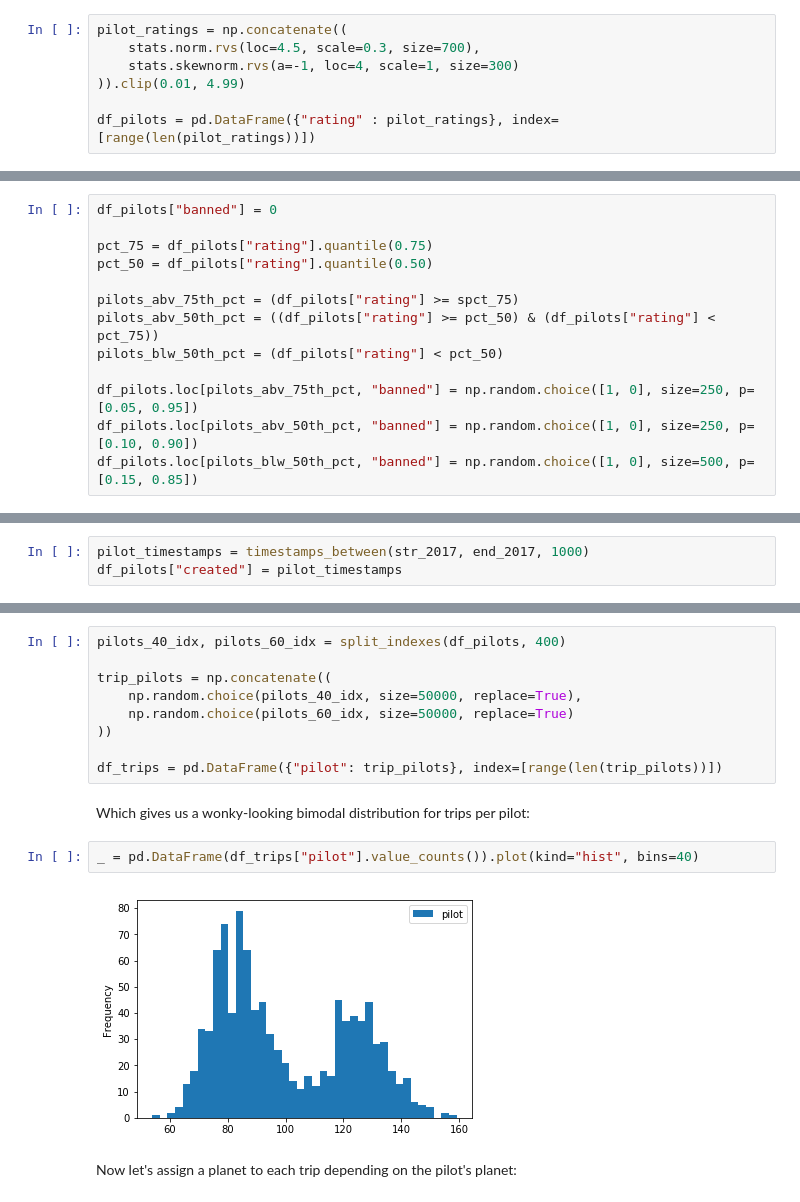
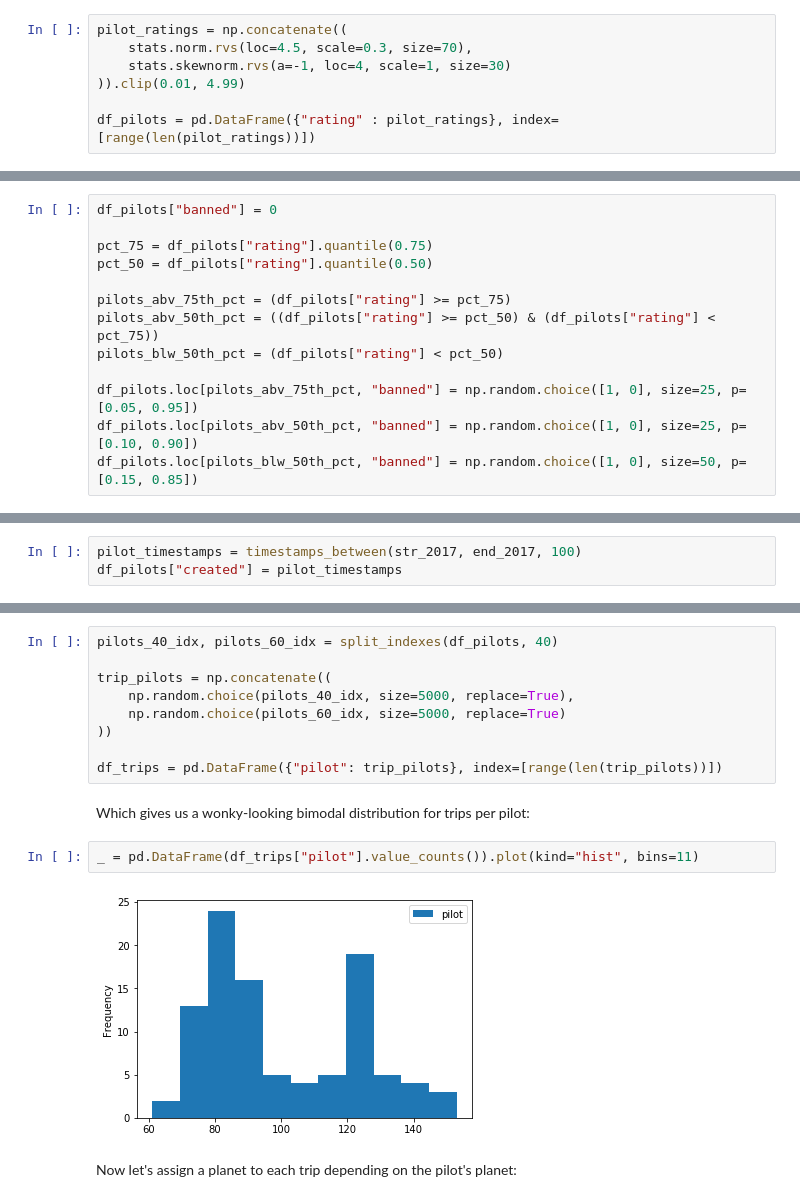
Before and after one commit to theianchan/data-notebooks, a Jupyter notebook: practice-marketplace-datasets.ipynb, the cells around one changed output, grey strips where cells are left out. Saved outputs shown, nothing was run; the diff lists cells and outputs as text.

Commit message:
Trips timing

```diff
--- a/practice-marketplace-datasets.ipynb
+++ b/practice-marketplace-datasets.ipynb
@@ -93,8 +93,8 @@ import numpy as np
 import scipy.stats as stats
 # %%
 pilot_ratings = np.concatenate((
-    stats.norm.rvs(loc=4.5, scale=0.3, size=700),
-    stats.skewnorm.rvs(a=-1, loc=4, scale=1, size=300)
+    stats.norm.rvs(loc=4.5, scale=0.3, size=70),
+    stats.skewnorm.rvs(a=-1, loc=4, scale=1, size=30)
 )).clip(0.01, 4.99)
 
 df_pilots = pd.DataFrame({"rating" : pilot_ratings}, index=[range(len(pilot_ratings))])
@@ -110,13 +110,13 @@ df_pilots["banned"] = 0
 pct_75 = df_pilots["rating"].quantile(0.75)
 pct_50 = df_pilots["rating"].quantile(0.50)
 
-pilots_abv_75th_pct = (df_pilots["rating"] >= spct_75)
+pilots_abv_75th_pct = (df_pilots["rating"] >= pct_75)
 pilots_abv_50th_pct = ((df_pilots["rating"] >= pct_50) & (df_pilots["rating"] < pct_75))
 pilots_blw_50th_pct = (df_pilots["rating"] < pct_50)
 
-df_pilots.loc[pilots_abv_75th_pct, "banned"] = np.random.choice([1, 0], size=250, p=[0.05, 0.95])
-df_pilots.loc[pilots_abv_50th_pct, "banned"] = np.random.choice([1, 0], size=250, p=[0.10, 0.90])
-df_pilots.loc[pilots_blw_50th_pct, "banned"] = np.random.choice([1, 0], size=500, p=[0.15, 0.85])
+df_pilots.loc[pilots_abv_75th_pct, "banned"] = np.random.choice([1, 0], size=25, p=[0.05, 0.95])
+df_pilots.loc[pilots_abv_50th_pct, "banned"] = np.random.choice([1, 0], size=25, p=[0.10, 0.90])
+df_pilots.loc[pilots_blw_50th_pct, "banned"] = np.random.choice([1, 0], size=50, p=[0.15, 0.85])
 # %%
 # do a stacked histogram here
 # %% [markdown]
@@ -132,7 +132,7 @@ def timestamps_between(start, end, size):
 str_2017 = datetime.datetime(2017, 1, 1, 0, 0, 0)
 end_2017 = datetime.datetime(2017, 12, 31, 23, 59, 59)
 # %%
-pilot_timestamps = timestamps_between(str_2017, end_2017, 1000)
+pilot_timestamps = timestamps_between(str_2017, end_2017, 100)
 df_pilots["created"] = pilot_timestamps
 # %%
 _ = df_pilots["created"].plot(kind="density")
@@ -229,20 +222,20 @@ def split_indexes(df, split_size):
     b = np.array(df.copy().drop(a).index)
     return a, b
 # %%
-pilots_40_idx, pilots_60_idx = split_indexes(df_pilots, 400)
+pilots_40_idx, pilots_60_idx = split_indexes(df_pilots, 40)
 
 trip_pilots = np.concatenate((
-    np.random.choice(pilots_40_idx, size=50000, replace=True),
-    np.random.choice(pilots_60_idx, size=50000, replace=True)
+    np.random.choice(pilots_40_idx, size=5000, replace=True),
+    np.random.choice(pilots_60_idx, size=5000, replace=True)
 ))
 
 df_trips = pd.DataFrame({"pilot": trip_pilots}, index=[range(len(trip_pilots))])
 # %% [markdown]
 Which gives us a wonky-looking bimodal distribution for trips per pilot:
 # %%
-_ = pd.DataFrame(df_trips["pilot"].value_counts()).plot(kind="hist", bins=40)
+_ = pd.DataFrame(df_trips["pilot"].value_counts()).plot(kind="hist", bins=11)
 # %% [output]
-[figure, old version]
+[figure, new version]
 # %% [markdown]
 Now let's assign a planet to each trip depending on the pilot's planet:
 # %%
```
Also changed, not shown: parts of 37 cells of this notebook.
